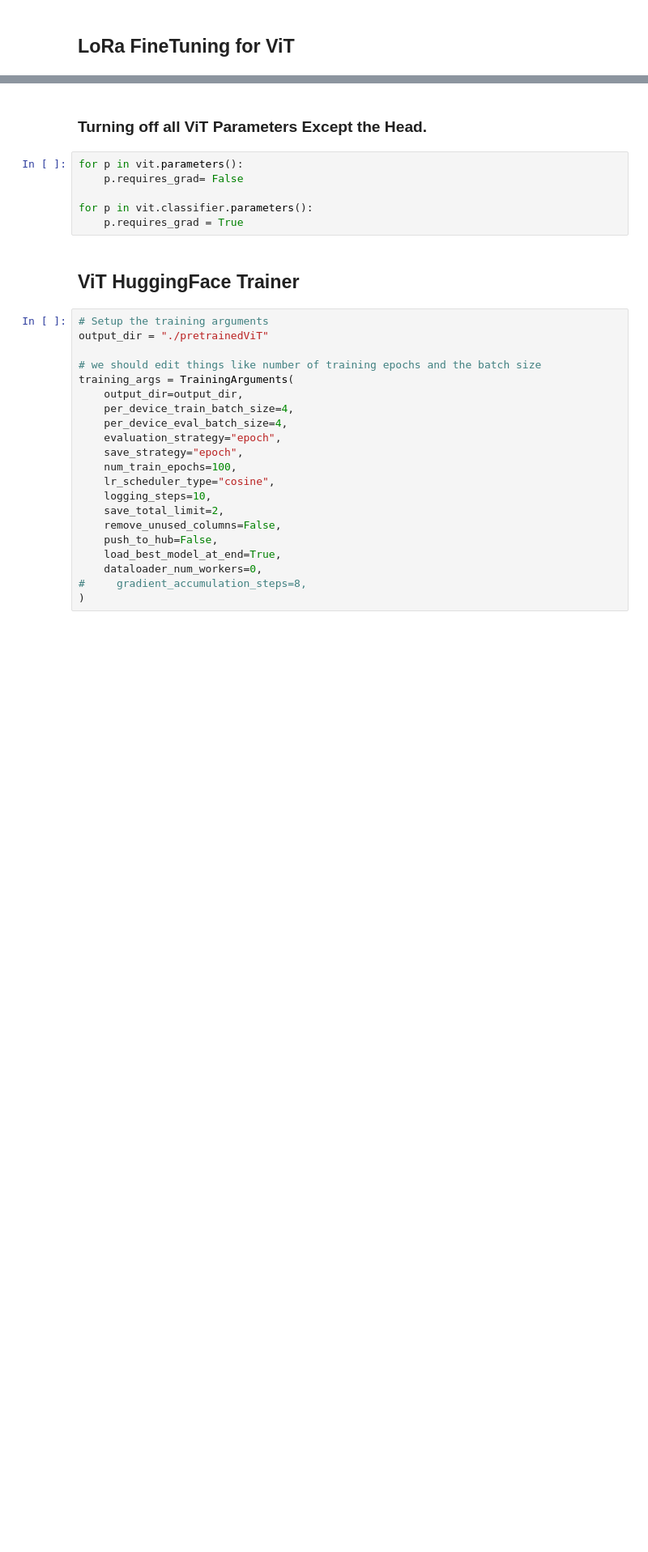
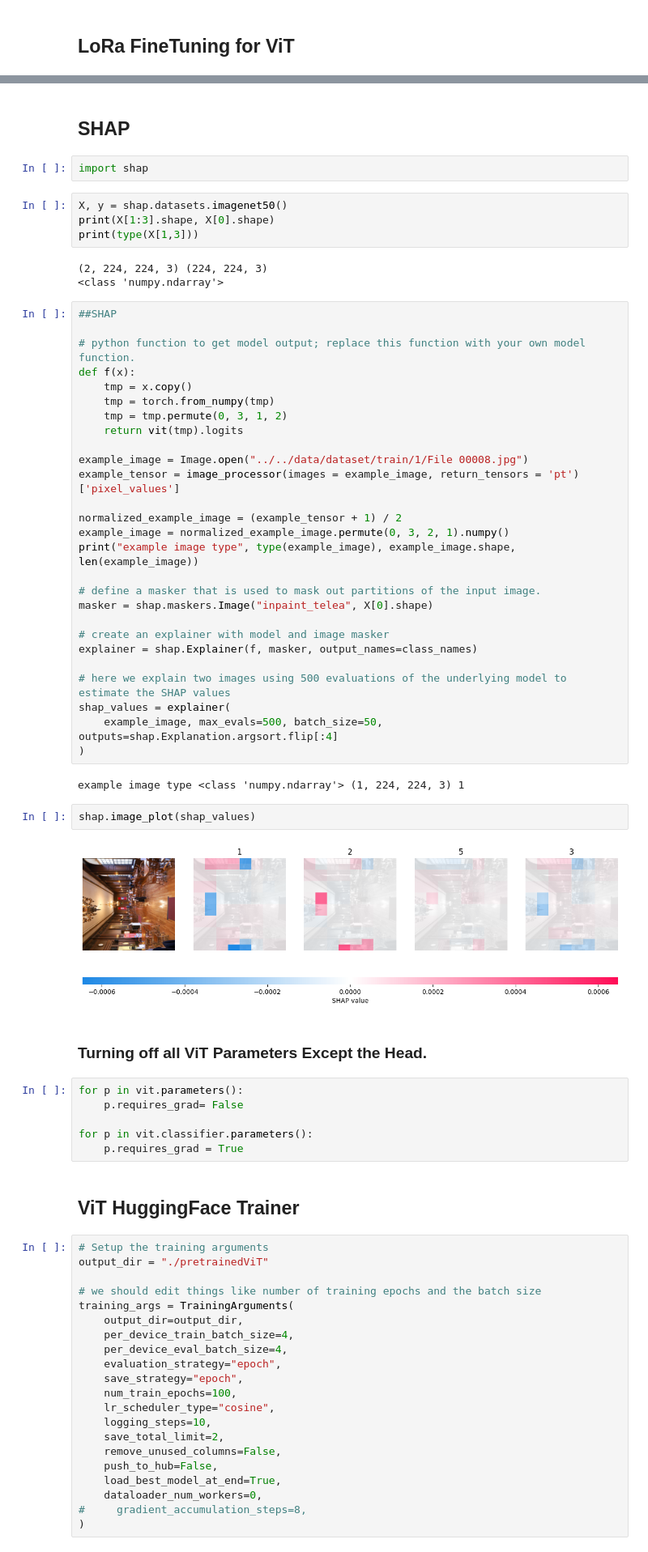
Before and after one commit to UjirYed/AppliedComputerVision, a Jupyter notebook: classifierModels/preTrainedFineTuned/pretrainedViT.ipynb, the cells around one changed output, grey strips where cells are left out. Shown at 81% size. Cells and saved outputs as stored; diff of their text form; blank space fills up the shorter version.

```diff
--- a/classifierModels/preTrainedFineTuned/pretrainedViT.ipynb
+++ b/classifierModels/preTrainedFineTuned/pretrainedViT.ipynb
@@ -288,3 +286,47 @@ inputs shape (10, 224, 224, 3)
+# %% [markdown]
+## SHAP
+# %%
+import shap
+# %%
+X, y = shap.datasets.imagenet50()
+print(X[1:3].shape, X[0].shape)
+print(type(X[1,3]))
+# %% [output]
+(2, 224, 224, 3) (224, 224, 3)
+<class 'numpy.ndarray'>
+# %%
+##SHAP
+
+# python function to get model output; replace this function with your own model function.
+def f(x):
+    tmp = x.copy()
+    tmp = torch.from_numpy(tmp)
+    tmp = tmp.permute(0, 3, 1, 2)
+    return vit(tmp).logits
+
+example_image = Image.open("../../data/dataset/train/1/File 00008.jpg")
+example_tensor = image_processor(images = example_image, return_tensors = 'pt')['pixel_values']
+
+normalized_example_image = (example_tensor + 1) / 2
+example_image = normalized_example_image.permute(0, 3, 2, 1).numpy()
+print("example image type", type(example_image), example_image.shape, len(example_image))
+
+# define a masker that is used to mask out partitions of the input image.
+masker = shap.maskers.Image("inpaint_telea", X[0].shape)
+
+# create an explainer with model and image masker
+explainer = shap.Explainer(f, masker, output_names=class_names)
+
+# here we explain two images using 500 evaluations of the underlying model to estimate the SHAP values
+shap_values = explainer(
+    example_image, max_evals=500, batch_size=50, outputs=shap.Explanation.argsort.flip[:4]
+)
+# %% [output]
+example image type <class 'numpy.ndarray'> (1, 224, 224, 3) 1
+# %%
+shap.image_plot(shap_values)
+# %% [output]
+[figure, added]
 # %% [markdown]
 ### Turning off all ViT Parameters Except the Head.
 # %%
```
Also changed, not shown: parts of 8 cells of this notebook, 43 other files.
